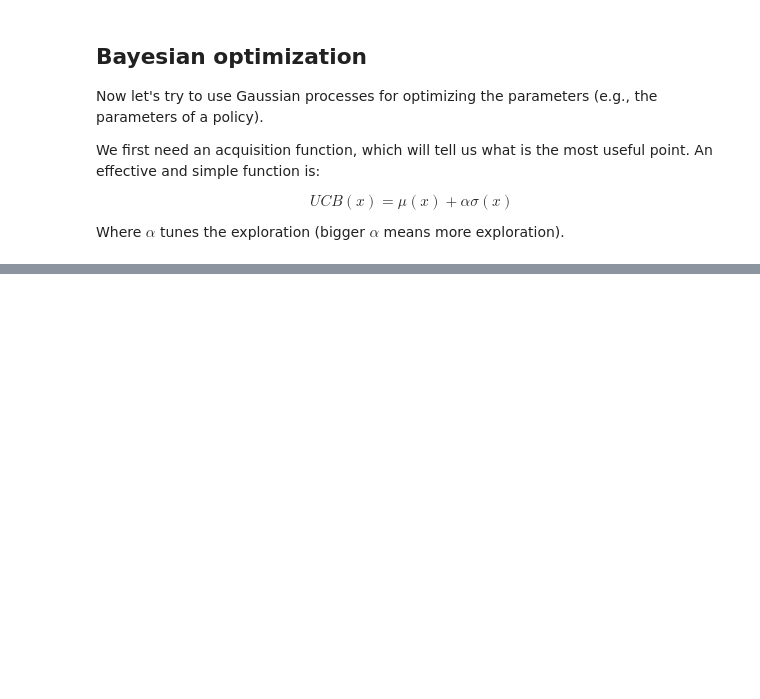
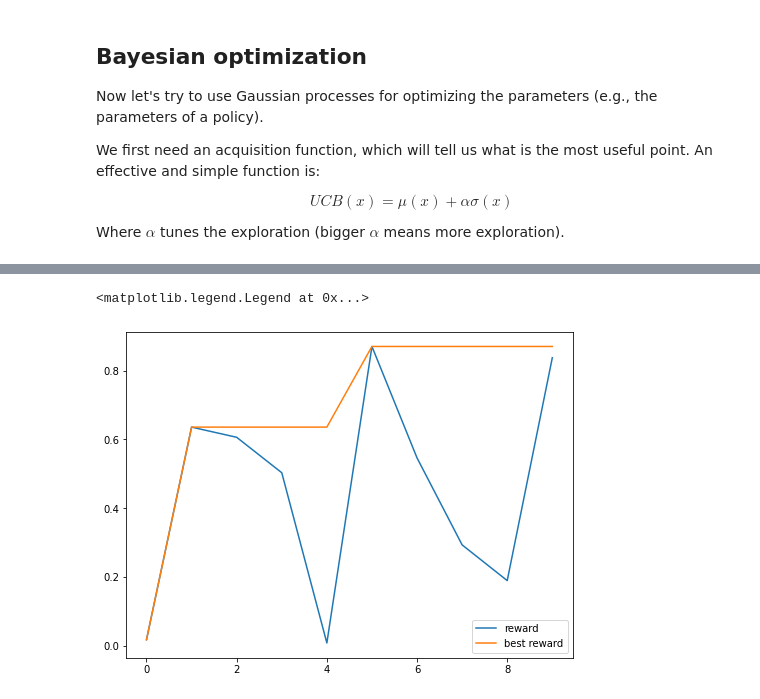
Before and after one commit to jbmouret/bo_tutorial, a Jupyter notebook: bo.ipynb, the cells around one changed output, grey strips where cells are left out. Drawn from its saved outputs; the diff is of its cells as text; code cells hidden in the pictures; blank space fills up the shorter version.

```diff
--- a/bo.ipynb
+++ b/bo.ipynb
@@ -274,0 +345,31 @@ BEST: x= 0.8300000000000001 y= 0.6842406784582613  data= 21
+# %%
+# we use GPy (a real GP) because our "teaching implementation" is 1-D only
+import GPy
+# sample inputs and outputs
+n_init = 2
+n_iteration = 8
+x = np.random.uniform(0.,1.,(n_init,2))
+y = np.zeros((x.shape[0], 1))
+for i in range(0, x.shape[0]):
+    pd = PDController(x[i,0], x[i,1])
+    y[i] = sim_pendulum(pd, 100, False)
+
+for i in range(0, n_iteration):
+    # define kernel
+    ker = GPy.kern.Matern52(2,ARD=True) + GPy.kern.White(2)
+    # create GP model
+    m = GPy.models.GPRegression(x, y, ker, normalizer=True)
+    # optimize and plot
+    m.optimize(messages=False,max_f_eval = 1000)
+    # search for the UCB max, using basic random search
+    q = np.random.uniform(0.,1.,(5000,2))
+    mu,sigma = m.predict(q)
+    ucb = mu + sigma
+    i_next = np.argmax(ucb)
+    # evaluate the new point
+    x_next = q[i_next,:]
+    pd = PDController(x_next[0], x_next[1])
+    y_next = sim_pendulum(pd, 100, False)
+    x = np.vstack((x, [x_next]))
+    y = np.vstack((y, [y_next]))
+    print("BEST:", np.max(y), x[np.argmax(y)])
@@ -274,0 +385,9 @@ BEST: x= 0.8300000000000001 y= 0.6842406784582613  data= 21
+# %%
+#plot learning progress
+plt.figure(figsize=(8, 6))
+plt.plot(np.arange(0, x.shape[0]), y, label='reward')
+plt.plot(np.arange(0, x.shape[0]), np.maximum.accumulate(y), label='best reward')
+plt.legend(loc=4)
+# %% [output]
+<matplotlib.legend.Legend at 0x...>
+[figure, added]
```
Also changed, not shown: parts of 21 cells of this notebook, 1 other file.
